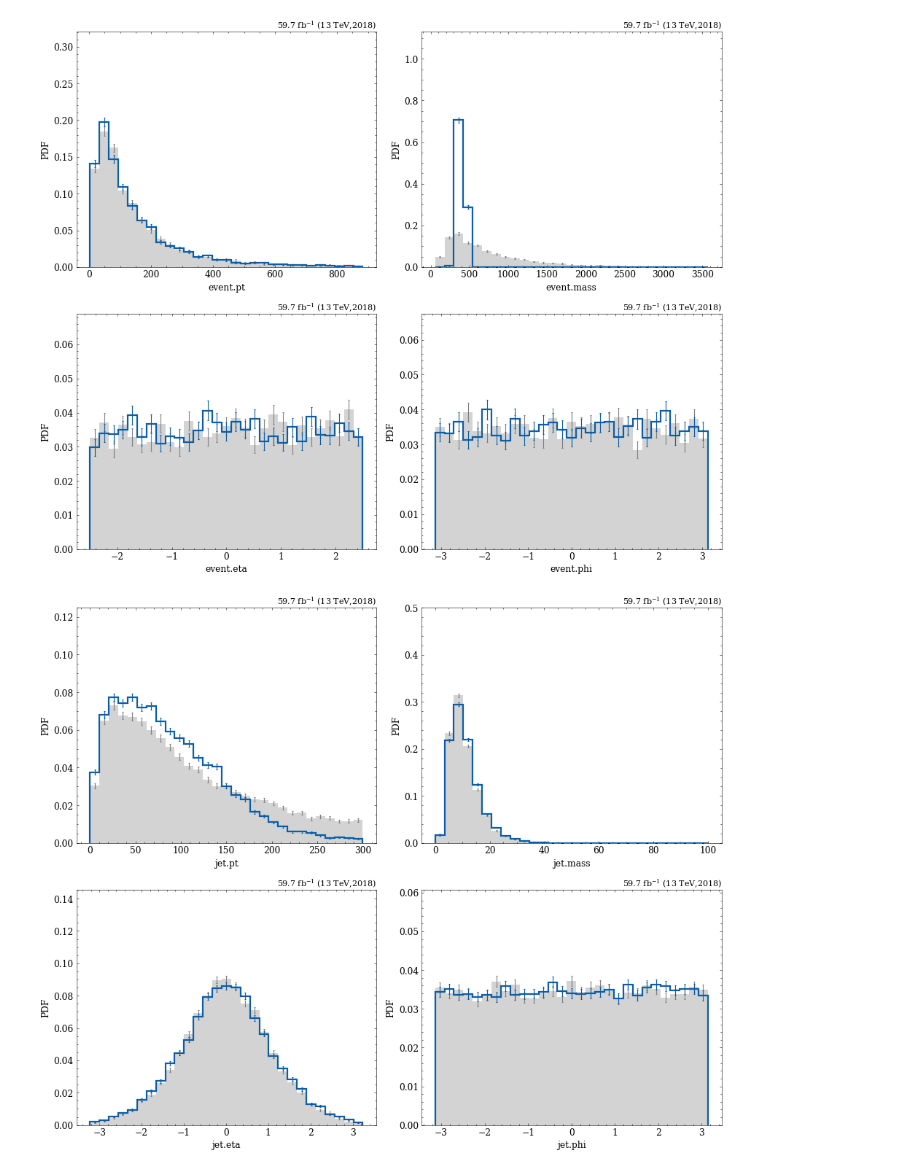
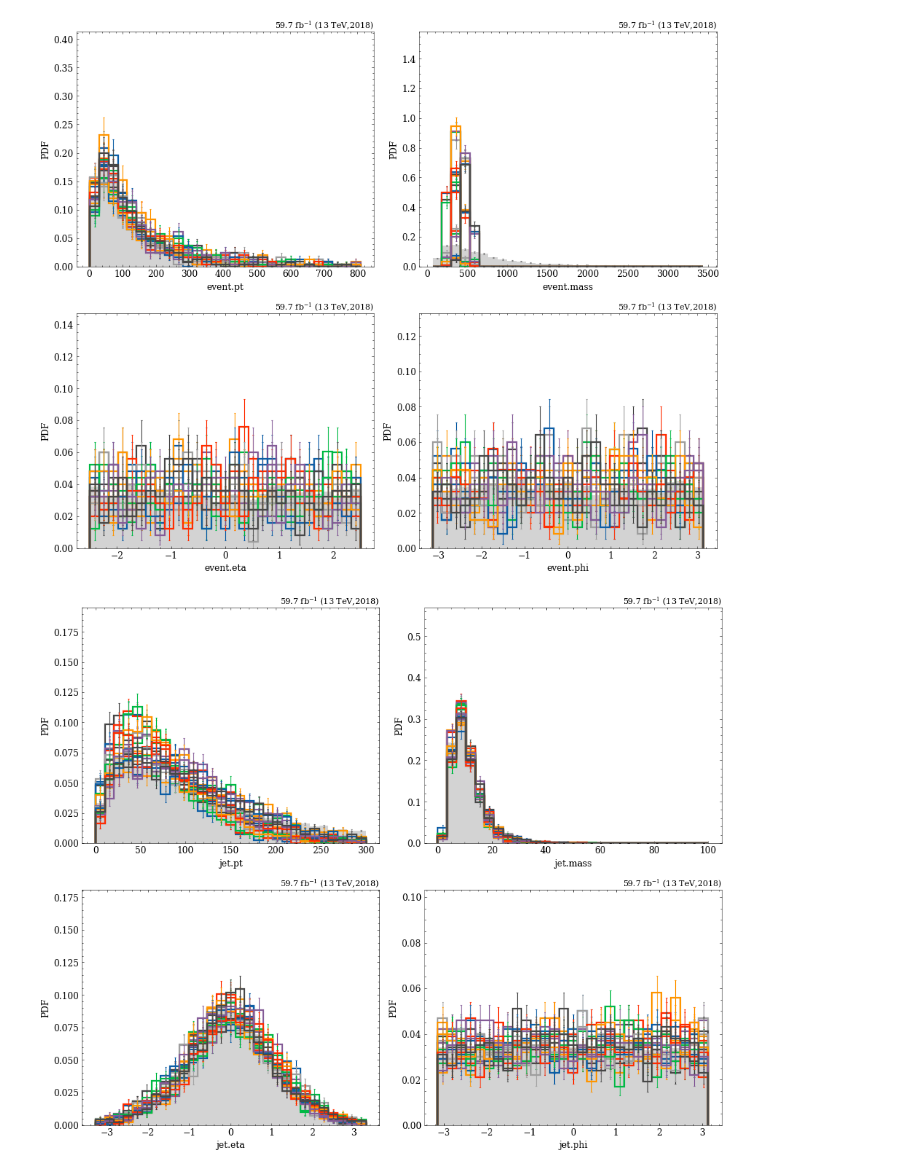
Before and after one commit to ekoenig4/analysis, a Jupyter notebook: jupyter/dev/ml_hashing_for_pnn.ipynb, the cells around one changed output. Cells and saved outputs as stored; diff of their text form; code cells hidden in the pictures.

```diff
--- a/jupyter/dev/ml_hashing_for_pnn.ipynb
+++ b/jupyter/dev/ml_hashing_for_pnn.ipynb
@@ -106,0 +119,8 @@ gen_sig = { mass:Signal(*mass) for mass in masses }
+# %%
+MX = np.arange(100, 1000, 50)
+MY = np.arange( 50,  500, 50)
+masses = np.stack(np.meshgrid(MX, MY), axis=-1).reshape(-1, 2)
+mask = masses[:,0] > 2 * masses[:,1]
+masses = masses[mask]
+gen_sig = { tuple(mass):Signal(*mass) for mass in masses }
+efficiency = np.array([ gen.efficiency() for gen in gen_sig.values() ])
@@ -112,0 +165,3 @@ gen_bkg.efficiency()
+# %%
+training_signal = ObjIter([ Tree.from_ak(gen(int( 5000 / len(gen_sig) )), sample=f'mass={m}', is_signal=True, mass=m) for m, gen in gen_sig.items() ])
+training_bkg = ObjIter([ Tree.from_ak(gen_bkg(5000), sample='bkg', color='lightgrey') ])
@@ -121,20 +223,20 @@ bkg = ObjIter([ Tree.from_ak(gen_bkg(5000), sample='bkg', color='lightgrey') ])
 # %%
 study.quick(
-    signal + bkg,
+    training_signal + training_bkg,
     varlist=['event.pt','event.mass','event.eta','event.phi'],
     efficiency=True,
 )
 # %% [output]
-[figure, old version]
+[figure, new version]
 # %%
 study.quick(
-    signal + bkg,
+    training_signal + training_bkg,
     varlist=['jet.pt','jet.mass','jet.eta','jet.phi'],
     binlist=[(0,300,30),(0,100,30)],
     efficiency=True,
 )
 # %% [output]
-[figure, old version]
+[figure, new version]
 # %%
 import torch
 
```
Also changed, not shown: parts of 24 cells of this notebook, 3 other files.
